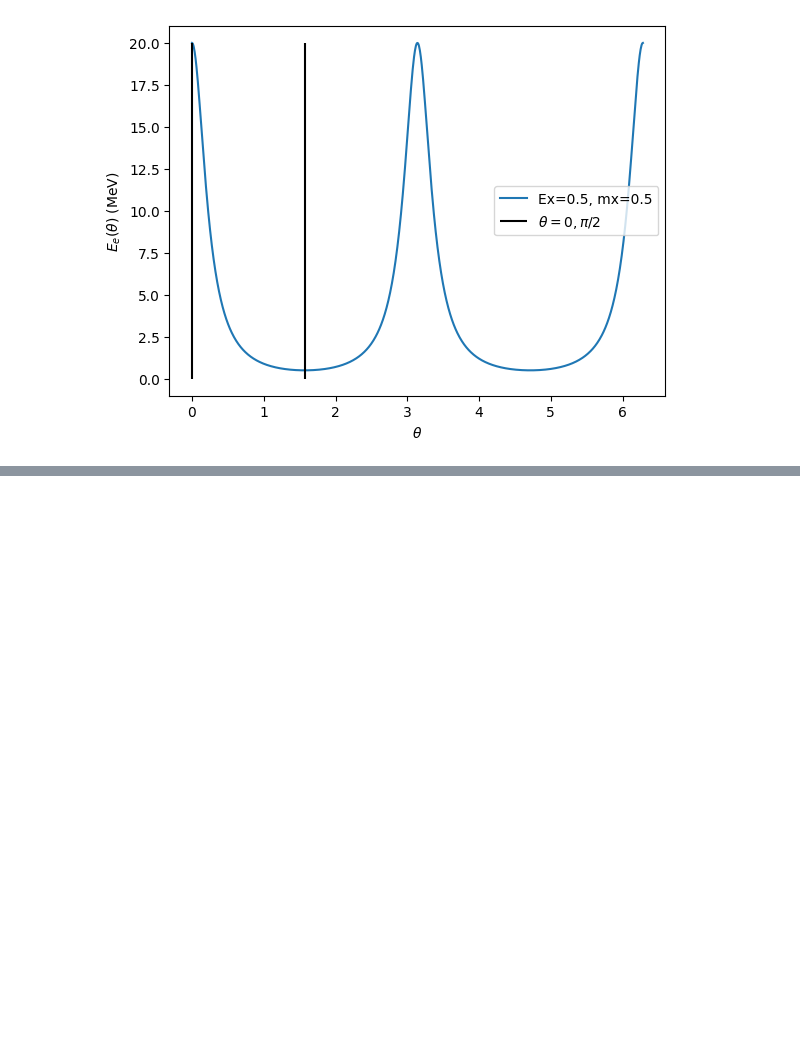
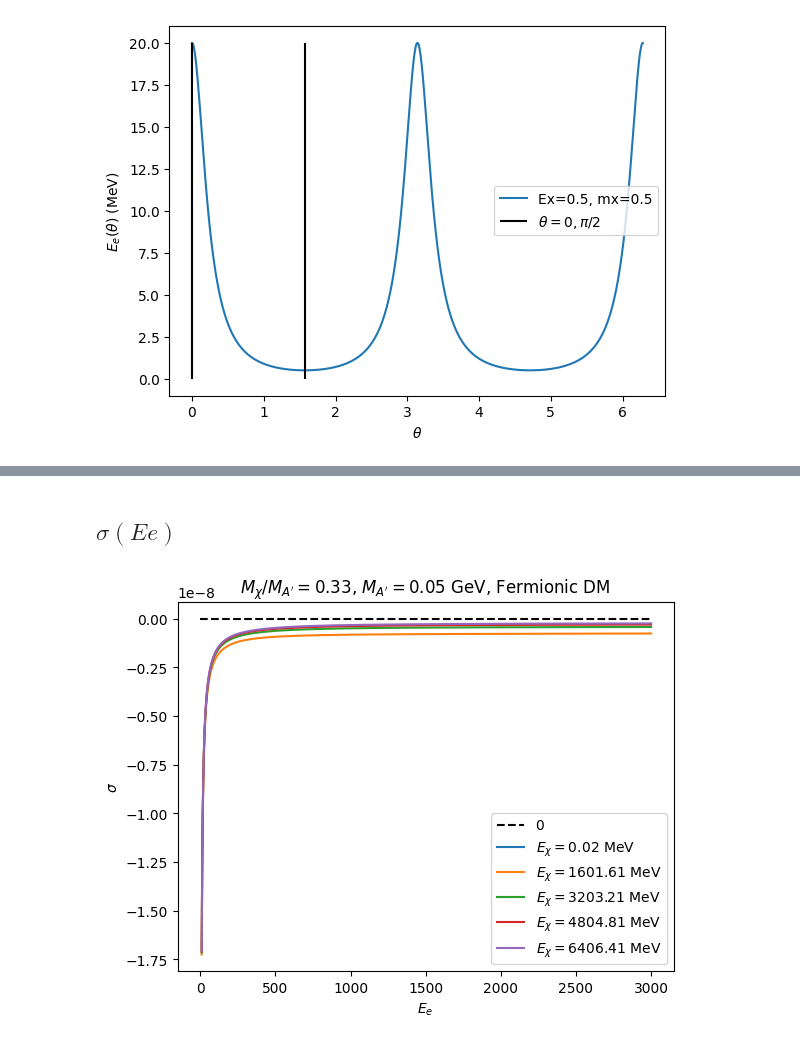
Before and after one commit to amh-137/DarkElectronScatter, a Jupyter notebook: notebooks/BdNMC_distributions.ipynb, the cells around one changed output, grey strips where cells are left out. Cells and saved outputs as stored; diff of their text form; code cells hidden in the pictures; blank space fills up the shorter version.

```diff
--- a/notebooks/BdNMC_distributions.ipynb
+++ b/notebooks/BdNMC_distributions.ipynb
@@ -26,0 +62,33 @@ plt.show()
+# %% [markdown]
+## $\sigma(Ee)$
+# %%
+def sigma_fermionic(Ee, EDM, MDM, MDP):
+    # note there is a + C determined by the boundary conditions
+    # usually do F2(E_Max) - F2(E_Min)
+    denominator = -2.0 * Me*Me * ((EDM*EDM)-(MDM*MDM))
+
+    t1 = (-2.0 * Ee * Me)
+    t2 = ( (MDP*MDP*MDP*MDP)+ (8.*EDM*EDM*Me*Me) + (2.*MDP*MDP*((2.*EDM*Me) + (Me*Me) + (MDM*MDM))) ) / ((MDP*MDP) + (2. * (Ee-Me) * Me))
+    t3 = 2.* ((MDP*MDP) + (2.*EDM*Me) + (Me*Me) + (MDM*MDM)) * np.log((MDP*MDP) + (2.*(Ee-Me)*Me))
+
+    return 18.0 * alphaD * alphaEM * kappa * kappa * np.pi*(t1 + t2 + t3) / denominator
+# %%
+dt = 0.33
+MA = 0.05
+mchi = dt * MA
+
+Ee = np.linspace(10, 3000, 100000) # 0.01 GeV to 3 GeV is typical for e- at this dt / MA
+EDM = np.linspace(mchi, 8000, 1000) # mchi to 8 GeV is typical for 0.33, eta, 0.05 MA
+
+
+# fixed MA and DT
+# vary EMD
+fig = plt.figure()
+ax = fig.add_subplot(111)
+ax.hlines(0, 0, 3000, colors="k", linestyles="--", label='0')
+for Echi in EDM[::200]:
+    ax.plot(Ee, sigma_fermionic(Ee, float(Echi), mchi, MA), label=r"$E_\chi=$"+f'{round(Echi,2)} MeV')
+    ax.set(xlabel=r'$E_e$', ylabel=r'$\sigma$', title=r"$M_\chi / M_{A'}=$"+f'{dt}, '+r"$M_{A'}=$"+f'{MA} GeV, Fermionic DM')
+    ax.legend()
+# %% [output]
+[figure, added]
```
Also changed, not shown: parts of 3 cells of this notebook.
